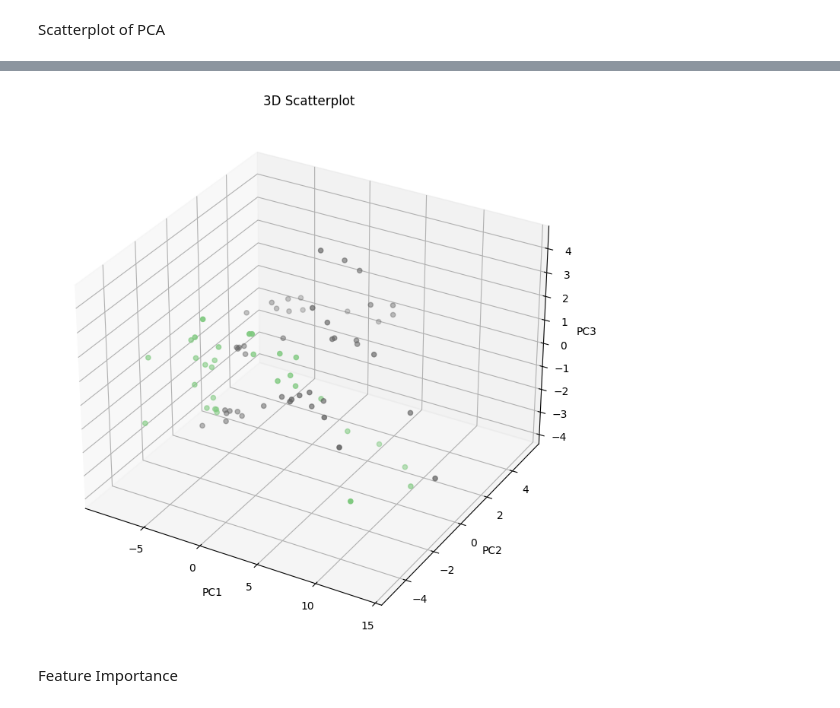
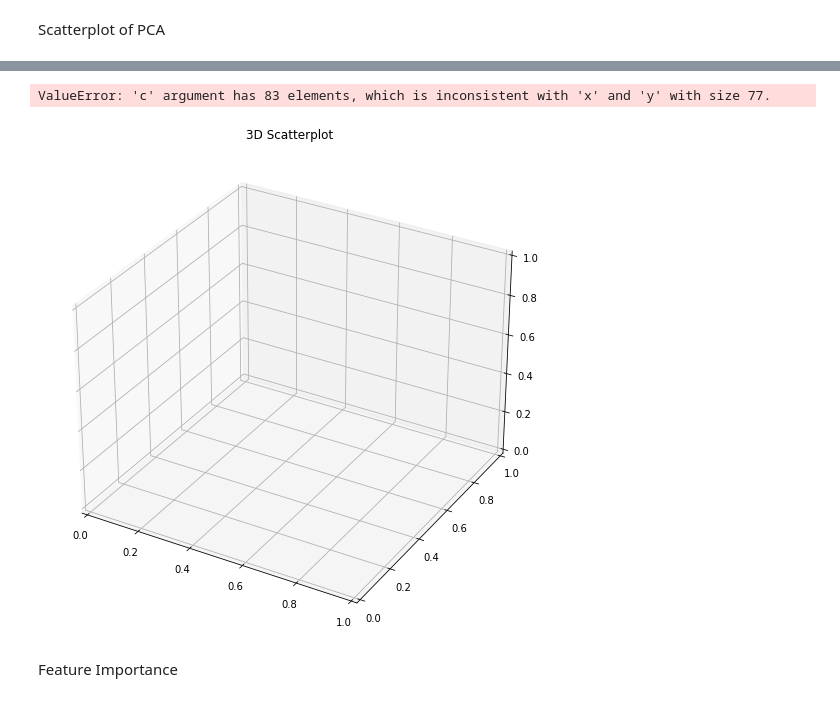
Before and after one commit to goldslime123/csc3005-DA, a Jupyter notebook: MeterA.ipynb, the cells around one changed output, grey strips where cells are left out. Drawn from its saved outputs; the diff is of its cells as text; code cells hidden in the pictures.

```diff
--- a/MeterA.ipynb
+++ b/MeterA.ipynb
@@ -193,7 +202,7 @@ Name: Speed of Sound P1, dtype: float64
 # %% [markdown]
 <font size="5" color='blue'> Removing 6 rows</font>
 # %%
-data_no_outlier.drop(data_no_outlier.index[[17,18,19,65,66,67]],inplace=True)
+data_no_outlier.drop(data_no_outlier.index[[17,18,29,65,66,67]],inplace=True)
 data_no_outlier = data_no_outlier.reset_index(drop=True)
 
 val_2 = data_no_outlier['Speed of Sound P1']
@@ -259,12 +268,13 @@ featuresCol=['Flatness ratio', 'Symmetry', 'Crossflow',
             'Gain P1T','Gain P1R','Gain P2T','Gain P2R',
              'Gain P3T','Gain P3R','Gain P4T','Gain P4R',
              'Gain P5T','Gain P5R','Gain P6T','Gain P6R',
-             'Gain P7T','Gain P7R','Gain P8T','Gain P8R']
+             'Gain P7T','Gain P7R','Gain P8T','Gain P8R','Class']
+
 # Separating out the features
-X = data_no_outlier.loc[:, featuresCol].values
+X = data_no_outlier.columns = featuresCol
 
 # Separating out the target
-Y =data_no_outlier.loc[:,['Class']].values
+Y =data_no_outlier['Class']
 
 # standardising the features
 X_standard = StandardScaler().fit_transform(X)
@@ -347,3 +354,0 @@ do K-means with PCA data
-# %%
-kmeans_pca = cluster.KMeans(n_clusters =2,init='k-means++',random_state=0)
-kmeans_pca.fit(X_pca)
@@ -377,14 +355,15 @@ plt.show()
 # %%
 fig = plt.figure(figsize=(12,9)).gca(projection='3d')
 plt.title('3D Scatterplot')
-fig.scatter(df_segm_pca_kmeans['PC1'],df_segm_pca_kmeans['PC2']
-            ,df_segm_pca_kmeans['PC3'],cmap=plt.cm.get_cmap('Accent', 2),c=Y)
+fig.scatter(X_pca[:, 0], X_pca[:, 1],X_pca[:, 2]
+            ,cmap=plt.cm.get_cmap('Accent', 2),c=Y)
 fig.set_xlabel('PC1')
 fig.set_ylabel('PC2')
 fig.set_zlabel('PC3')
 _ = plt.show()
 # %% [output]
+ValueError: 'c' argument has 83 elements, which is inconsistent with 'x' and 'y' with size 77.
-[figure, old version]
+[figure, new version]
 # %% [markdown]
 Feature Importance
 # %%
```
Also changed, not shown: parts of 35 cells of this notebook.
